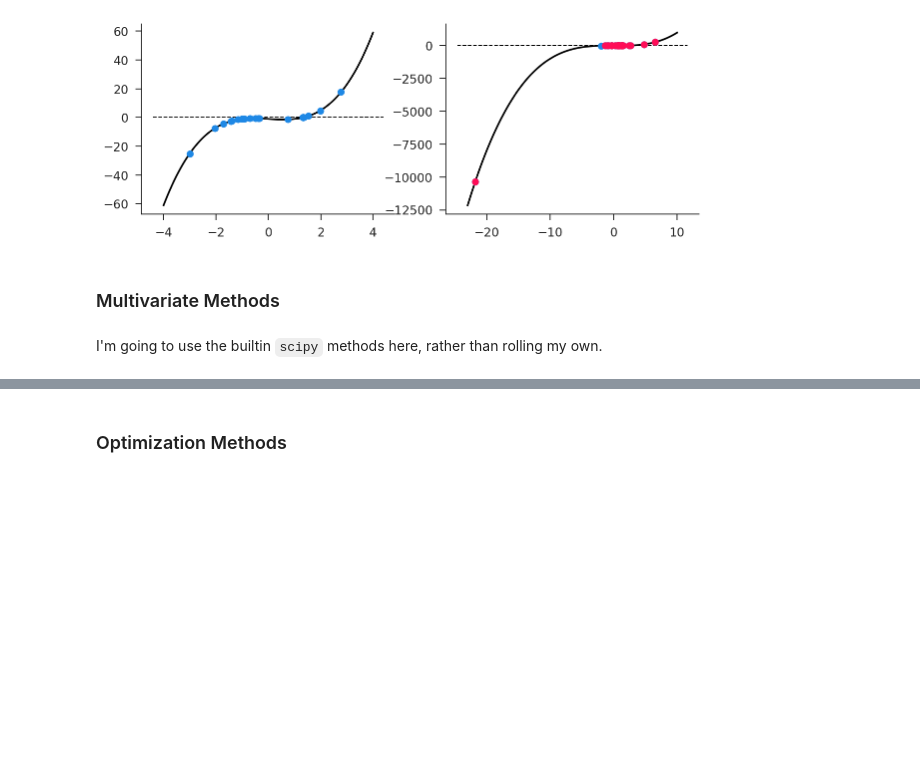
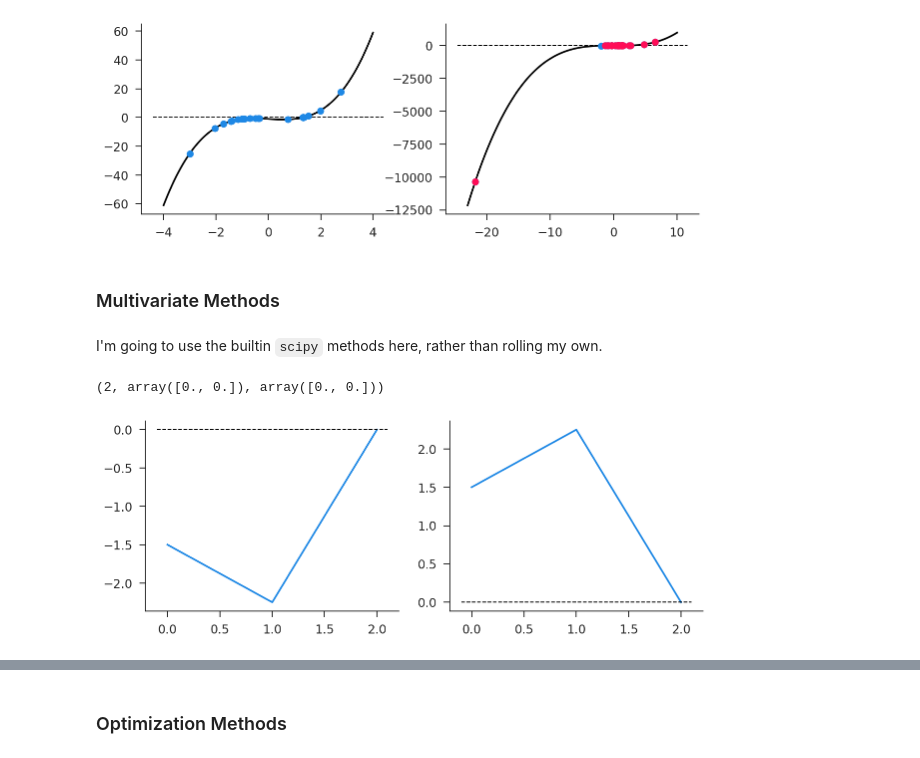
Before and after one commit to iamlemec/grad_code, a Jupyter notebook: lecture_1.ipynb, the cells around one changed output, grey strips where cells are left out. Saved outputs shown, nothing was run; the diff lists cells and outputs as text; code cells hidden in the pictures; blank space fills up the shorter version.

Commit message:
refactor and multivariate

```diff
--- a/lecture_1.ipynb
+++ b/lecture_1.ipynb
@@ -112,3 +90,8 @@ analyze_solve(secant, nonlinear, (-2, -1), (-23, 10), ax=axs[1]);
 ### Multivariate Methods
 # %% [markdown]
 I'm going to use the builtin `scipy` methods here, rather than rolling my own.
+# %%
+sol.solve_multivar(linear, np.array([-1.5, 1.5]), 'broyden1')
+# %% [output]
+(2, array([0., 0.]), array([0., 0.]))
+[figure, added]
```
Also changed, not shown: parts of 15 cells of this notebook, 3 other files.
